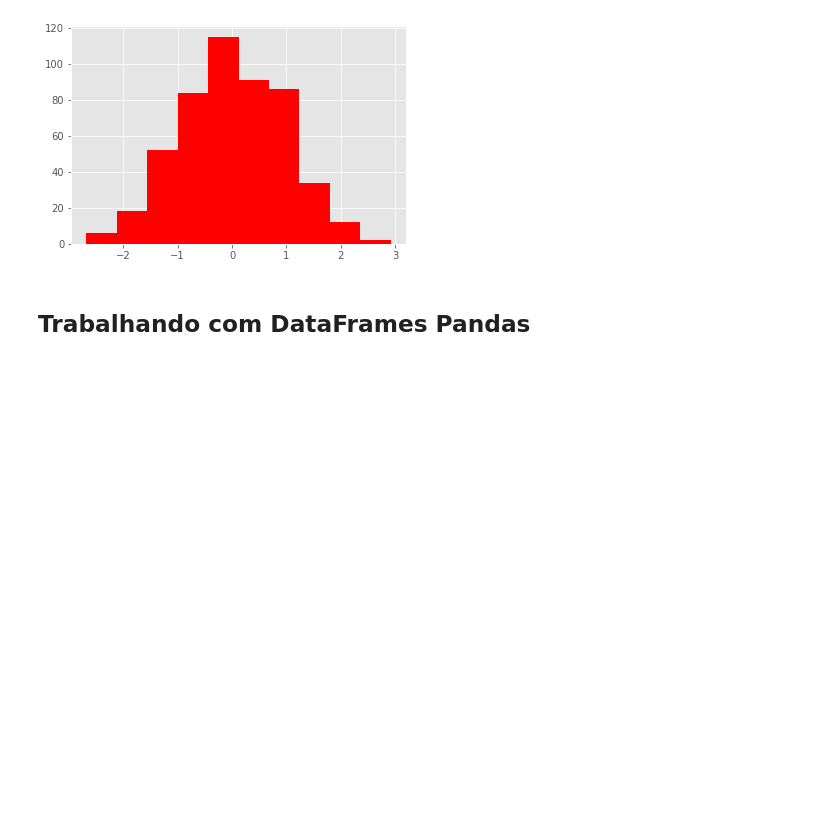
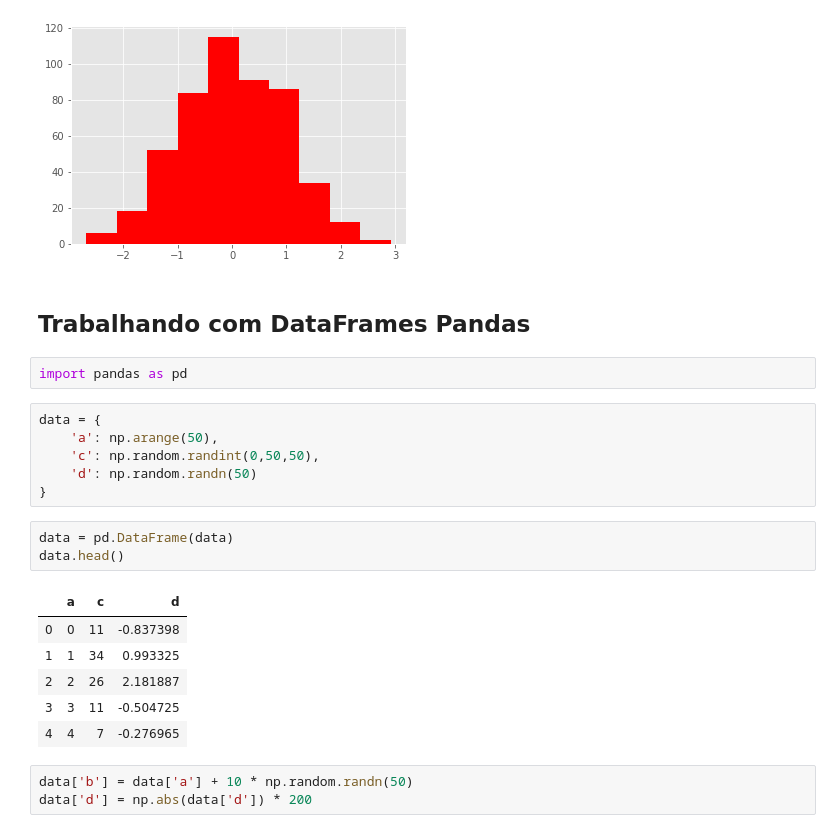
Before and after one commit to Jvmantuan/Data-Science, a Jupyter notebook: Matplotlib/Matplotlib.ipynb, the cells around one changed output. Cells and saved outputs as stored; diff of their text form; blank space fills up the shorter version.

```diff
--- a/Matplotlib/Matplotlib.ipynb
+++ b/Matplotlib/Matplotlib.ipynb
@@ -284,3 +284,24 @@ plt.hist(d, bins=10, color='r')
 [figure]
 # %% [markdown]
 ## Trabalhando com DataFrames Pandas
+# %%
+import pandas as pd
+# %%
+data = {
+    'a': np.arange(50),
+    'c': np.random.randint(0,50,50),
+    'd': np.random.randn(50)
+}
+# %%
+data = pd.DataFrame(data)
+data.head()
+# %% [output]
+|  | a | c | d |
+| 0 | 0 | 11 | -0.837398 |
+| 1 | 1 | 34 | 0.993325 |
+| 2 | 2 | 26 | 2.181887 |
+| 3 | 3 | 11 | -0.504725 |
+| 4 | 4 | 7 | -0.276965 |
+# %%
+data['b'] = data['a'] + 10 * np.random.randn(50)
+data['d'] = np.abs(data['d']) * 200
```
Also changed, not shown: parts of 2 cells of this notebook.
